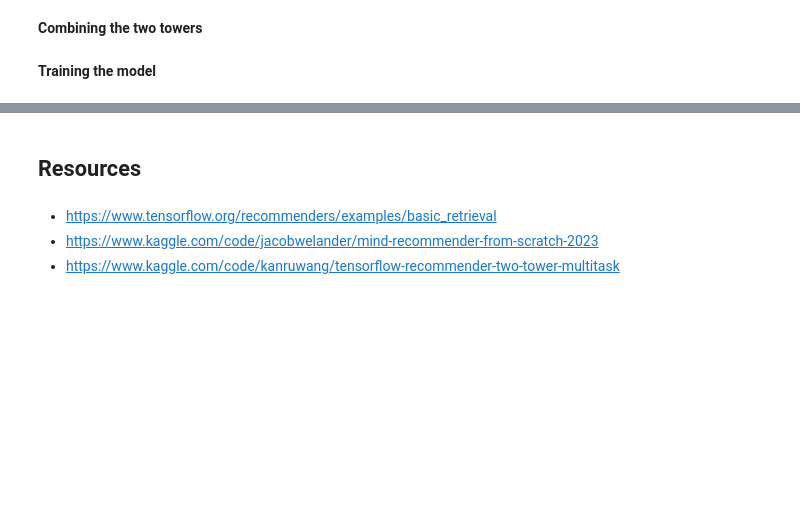
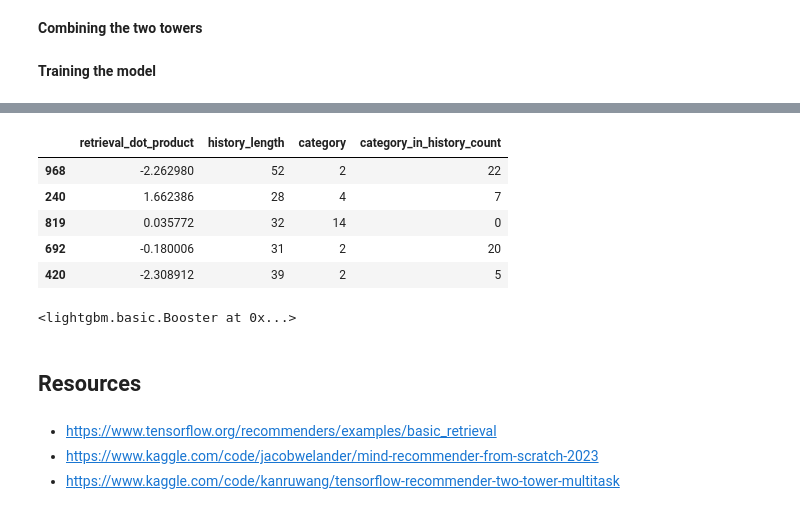
Before and after one commit to BalbiL/G2-MG02-MLOps-Project, a Jupyter notebook: ml/two_towers.ipynb, the cells around one changed output, grey strips where cells are left out. Drawn from its saved outputs; the diff is of its cells as text; code cells hidden in the pictures; blank space fills up the shorter version.

Commit message:
feat(ml): Implementation of the ranking stage with lightgbm

```diff
--- a/ml/two_towers.ipynb
+++ b/ml/two_towers.ipynb
@@ -323,4 +336,11 @@ test_ds = retrieval_ds.skip(19_000)
 train_ds_batched = train_ds.shuffle(18_000).batch(128).cache()
 val_ds_batched   = val_ds.batch(128).cache()
 test_ds_batched  = test_ds.batch(128).cache()
+
+# Use for computing metrics in the Two-Tower
+candidate_dataset = tf.data.Dataset.from_tensor_slices({
+    "news_id": all_news_df["id"].values,
+    "category": all_news_df["category"].values,
+    "title": all_news_df["title"].values
+})
 # %%
@@ -387,0 +407,5 @@ INFO:tensorflow:Assets written to: models/news_retrieval_model/assets
+# %%
+# Load the trained embedding models
+
+user_model = tf.keras.models.load_model("models/user_retrieval_model")
+news_model = tf.keras.models.load_model("models/news_retrieval_model")
@@ -387,0 +417,9 @@ INFO:tensorflow:Assets written to: models/news_retrieval_model/assets
+# %%
+# Create a full news embedding lookup (dictionary)
+
+all_news_embeddings = {}
+for news_id_batch in candidate_dataset.batch(512):
+    embeddings_batch = news_model(news_id_batch)
+    news_ids = news_id_batch["news_id"].numpy()
+    for news_id, embedding in zip(news_ids, embeddings_batch.numpy()):
+        all_news_embeddings[news_id.decode("utf-8")] = embedding
@@ -387,0 +469,22 @@ INFO:tensorflow:Assets written to: models/news_retrieval_model/assets
+# %%
+# Training data
+
+ranking_sample_df = training_df.sample(n=2_000, random_state=42)
+
+features_list = ranking_sample_df.apply(get_features, axis=1)
+X = pd.DataFrame.from_records(features_list.tolist())
+y = ranking_sample_df["label"]
+
+# Convert categorical features for LightGBM
+X["category"] = X["category"].astype("category")
+
+X_train, X_test, y_train, y_test = train_test_split(X, y, test_size=0.2, random_state=42)
+# %%
+X_train.head()
+# %% [output]
+|  | retrieval_dot_product | history_length | category | category_in_history_count |
+| 968 | -2.262980 | 52 | 2 | 22 |
+| 240 | 1.662386 | 28 | 4 | 7 |
+| 819 | 0.035772 | 32 | 14 | 0 |
+| 692 | -0.180006 | 31 | 2 | 20 |
+| 420 | -2.308912 | 39 | 2 | 5 |
@@ -388,3 +514,9 @@ INFO:tensorflow:Assets written to: models/news_retrieval_model/assets
+# %%
+# Save the model
+
+lgbm_model.save_model("models/ranking_model.txt")
+# %% [output]
+<lightgbm.basic.Booster at 0x...>
 # %% [markdown]
 ## **Resources**
 # %% [markdown]
```
Also changed, not shown: parts of 18 cells of this notebook, 1 other file.
